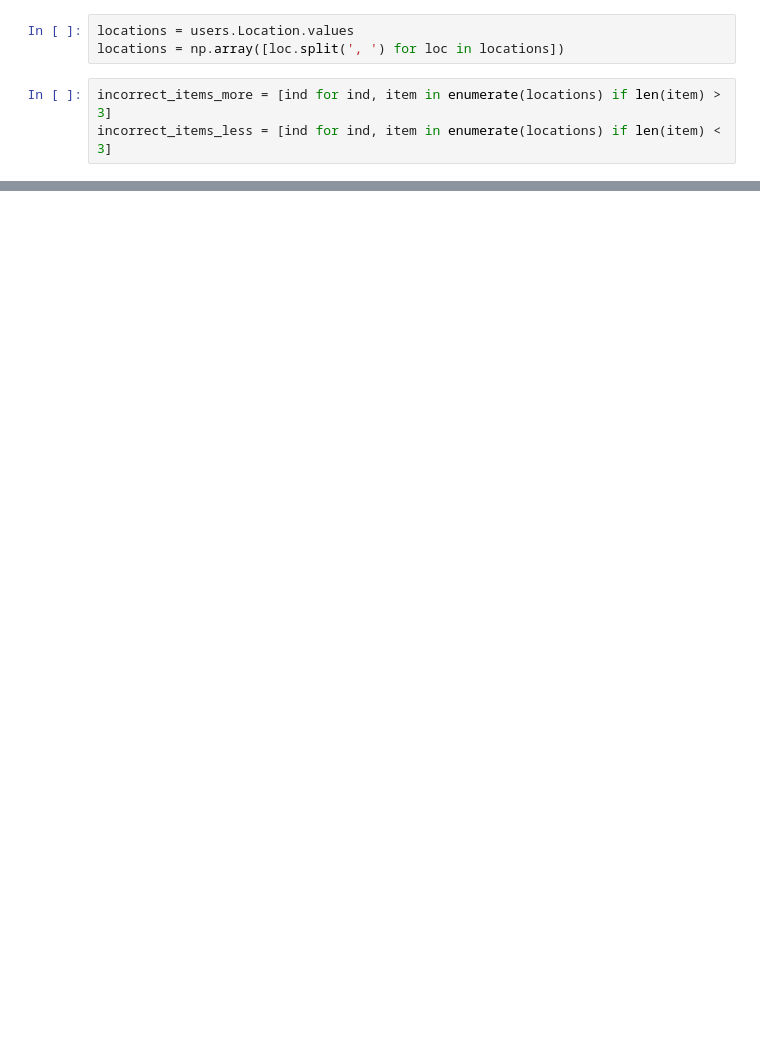
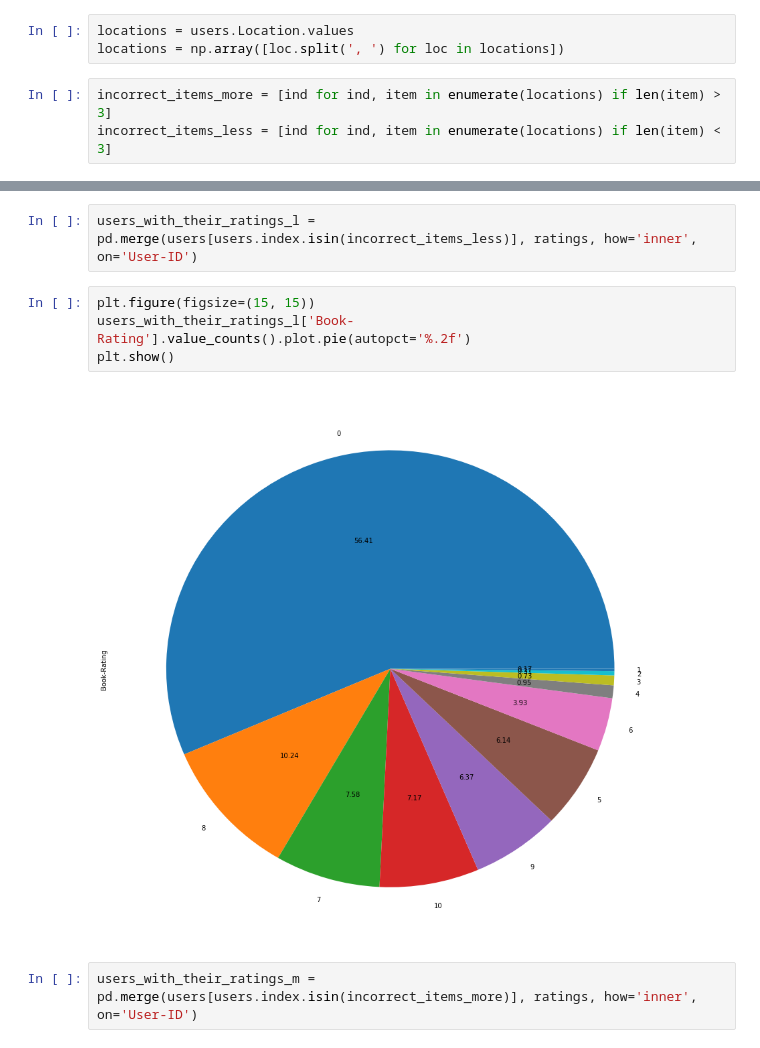
Before and after one commit to IooHooI/RECOMMENDATION_SYSTEMS_1, a Jupyter notebook: notebooks/EDA.ipynb, the cells around one changed output, grey strips where cells are left out. Saved outputs shown, nothing was run; the diff lists cells and outputs as text; blank space fills up the shorter version.

```diff
--- a/notebooks/EDA.ipynb
+++ b/notebooks/EDA.ipynb
@@ -156,2 +138,12 @@ array([ list(['nmrl', 'addl-ambernath', 'thane', 'mumbai', 'pin 421 506', 'amber
 
 Надо глянуть, сколько из них оценили какие-нибудь книги:
+# %%
+users_with_their_ratings_l = pd.merge(users[users.index.isin(incorrect_items_less)], ratings, how='inner', on='User-ID')
+# %%
+plt.figure(figsize=(15, 15))
+users_with_their_ratings_l['Book-Rating'].value_counts().plot.pie(autopct='%.2f')
+plt.show()
+# %% [output]
+[figure, added]
+# %%
+users_with_their_ratings_m = pd.merge(users[users.index.isin(incorrect_items_more)], ratings, how='inner', on='User-ID')
```
Also changed, not shown: parts of 11 cells of this notebook.
